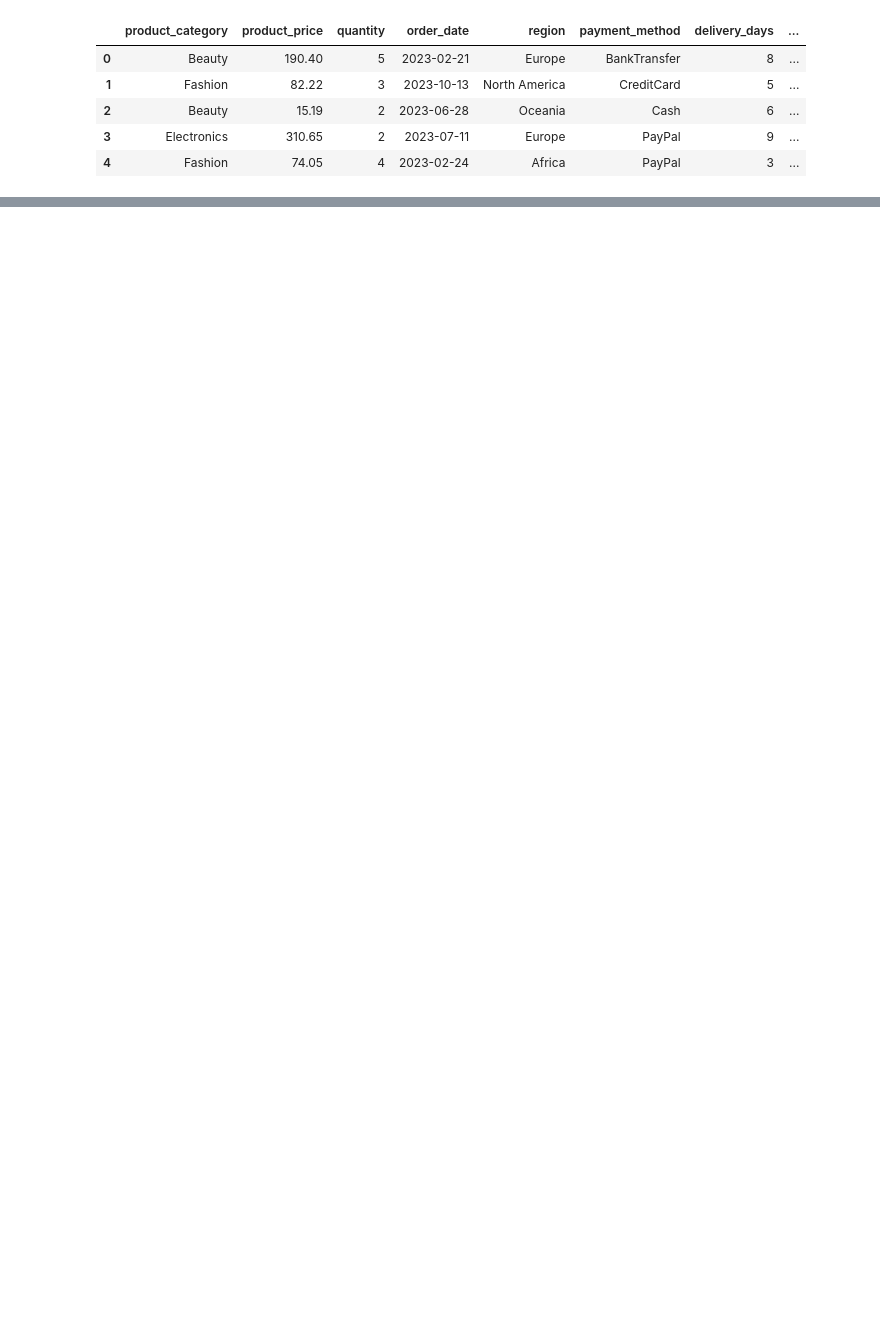
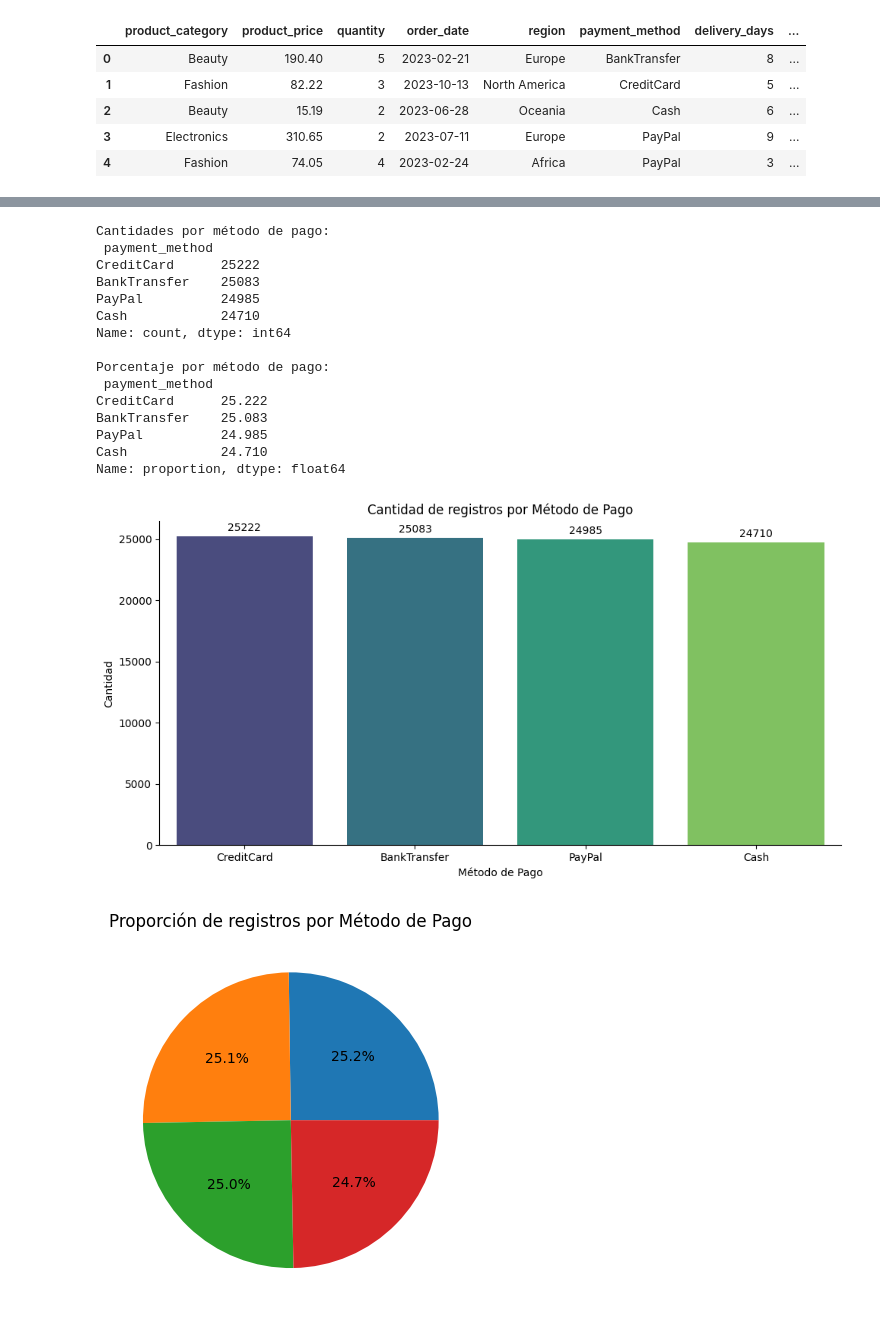
Before and after one commit to ChristianComena/Analisis-de-Ventas-E-Commerce-2025, a Jupyter notebook: ecommerce-sales-analysis.ipynb, the cells around one changed output, grey strips where cells are left out. Drawn from its saved outputs; the diff is of its cells as text; code cells hidden in the pictures; blank space fills up the shorter version.

```diff
--- a/ecommerce-sales-analysis.ipynb
+++ b/ecommerce-sales-analysis.ipynb
@@ -119,0 +261,45 @@ plt.show()
+# %%
+# Análisis al método de pago
+
+print('Cantidades por método de pago: \n',data_sales['payment_method'].value_counts())
+
+print('\nPorcentaje por método de pago: \n',data_sales['payment_method'].value_counts(normalize=True)*100)
+
+# Definición de orden ascendente
+order = data_sales['payment_method'].value_counts().index
+
+# Generación de gráfica de conteo
+plot = sns.catplot(data=data_sales, x='payment_method',kind='count',height=5, aspect=2, order=order, palette='viridis')
+
+# Agregar etiquetas con el valor exacto encima de cada barra
+for ax in plot.axes.flat:
+    for container in ax.containers:
+        ax.bar_label(container, fmt='%d', label_type='edge', padding=3, fontsize=10, color='black')
+
+plt.xlabel('Método de Pago')
+plt.ylabel('Cantidad')
+plt.title('Cantidad de registros por Método de Pago')
+plt.show()
+
+# Generación de gráfica circular
+plt.pie(x= data_sales['payment_method'].value_counts(), autopct='%1.1f%%')
+plt.title('Proporción de registros por Método de Pago')
+plt.show()
+# %% [output]
+Cantidades por método de pago:
+ payment_method
+CreditCard      25222
+BankTransfer    25083
+PayPal          24985
+Cash            24710
+Name: count, dtype: int64
+
+Porcentaje por método de pago:
+ payment_method
+CreditCard      25.222
+BankTransfer    25.083
+PayPal          24.985
+Cash            24.710
+Name: proportion, dtype: float64
+[figure, added]
+[figure, added]
```
Also changed, not shown: parts of 18 cells of this notebook.
